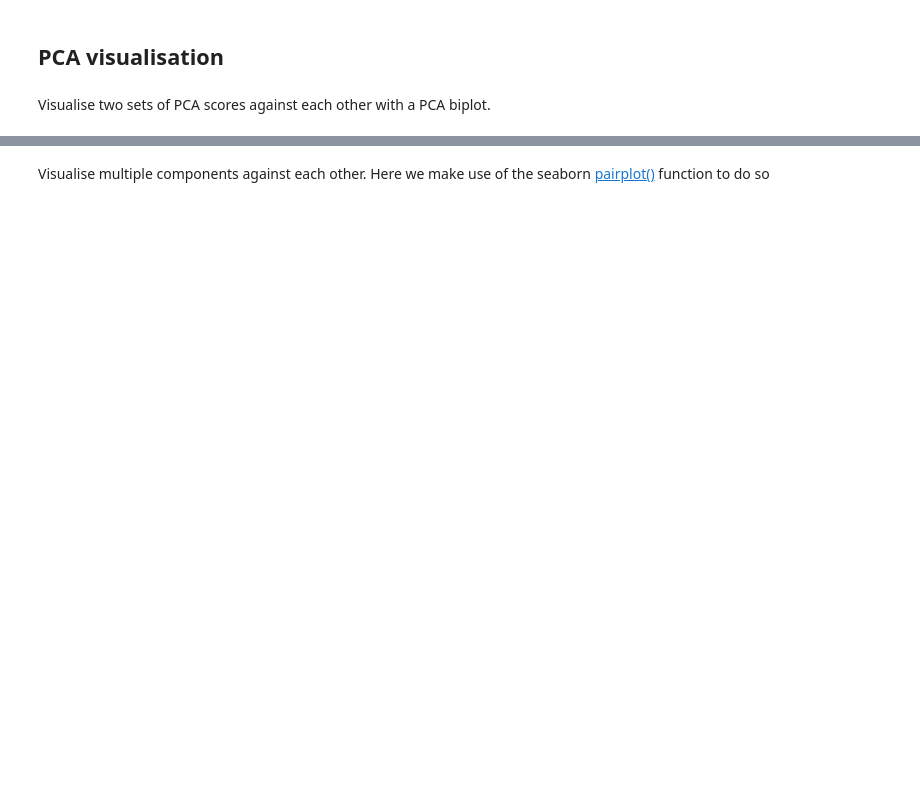
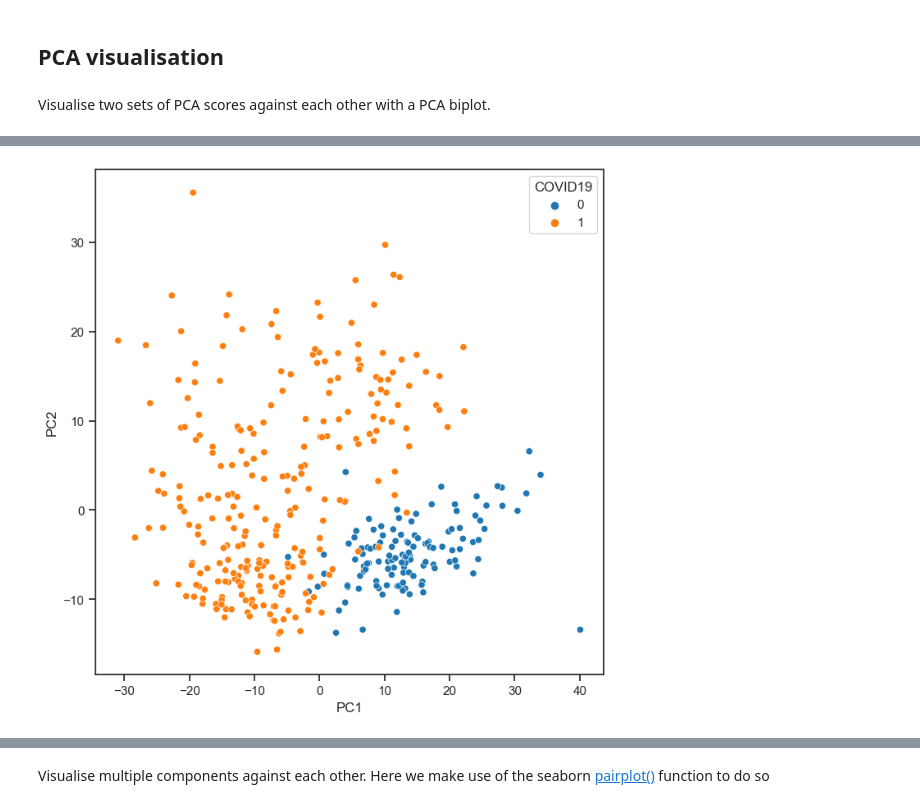
Before and after one commit to ICL-BMB-BiDS/BIDS2-DimensionReduction1, a Jupyter notebook: BIDS_02_DimensionReduction_1.ipynb, the cells around one changed output, grey strips where cells are left out. Drawn from its saved outputs; the diff is of its cells as text; code cells hidden in the pictures; blank space fills up the shorter version.

```diff
--- a/BIDS_02_DimensionReduction_1.ipynb
+++ b/BIDS_02_DimensionReduction_1.ipynb
@@ -83,13 +125,13 @@ Colour the scatterpoints on the biplot by some metadata - here we will use COVID
 # %%
 sns.set_style("ticks")
 sns.set_context("notebook")
 plt.figure(figsize=(8, 8))
 
-p = sns.scatterplot(x=pca_covid[:, 0],
- y=pca_covid[:, 1],
- hue=covid_proteomics["COVID19"])
+p = sns.scatterplot(x=pca_covid[:, 0], y=pca_covid[:, 1], hue=covid_proteomics["COVID19"])
 
 p.set_xlabel("PC1")
 p.set_ylabel("PC2")
 
 plt.show()
+# %% [output]
+[figure, added]
```
Also changed, not shown: parts of 20 cells of this notebook.
